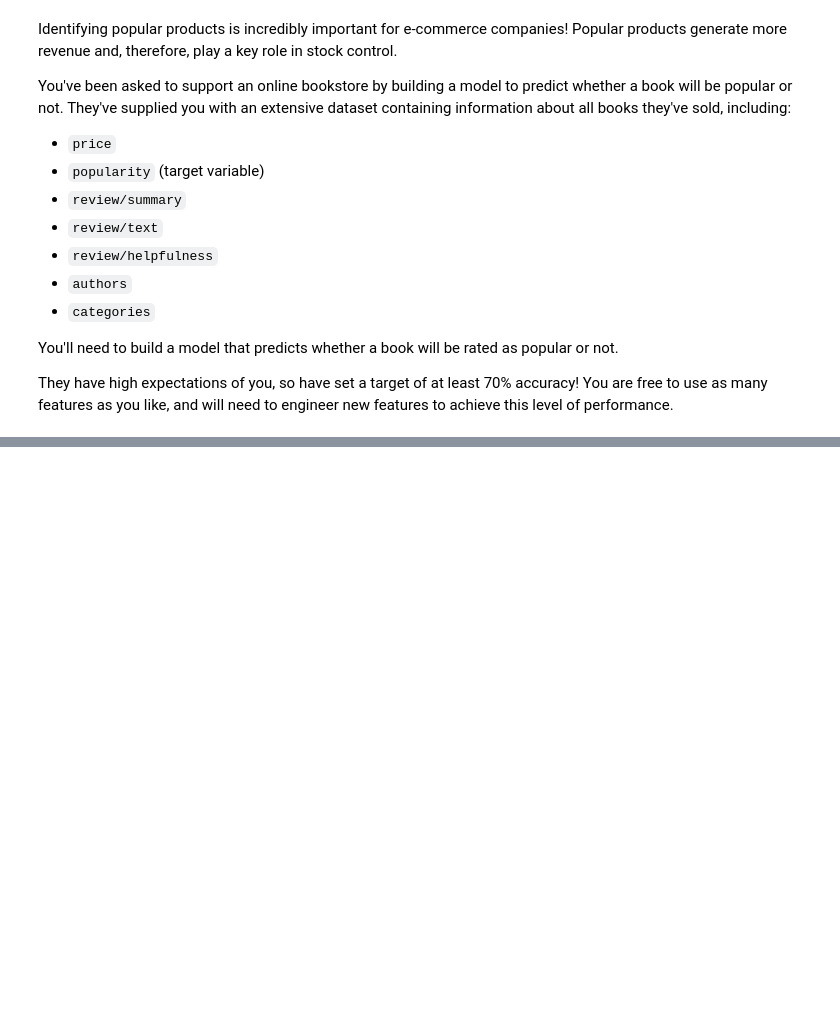
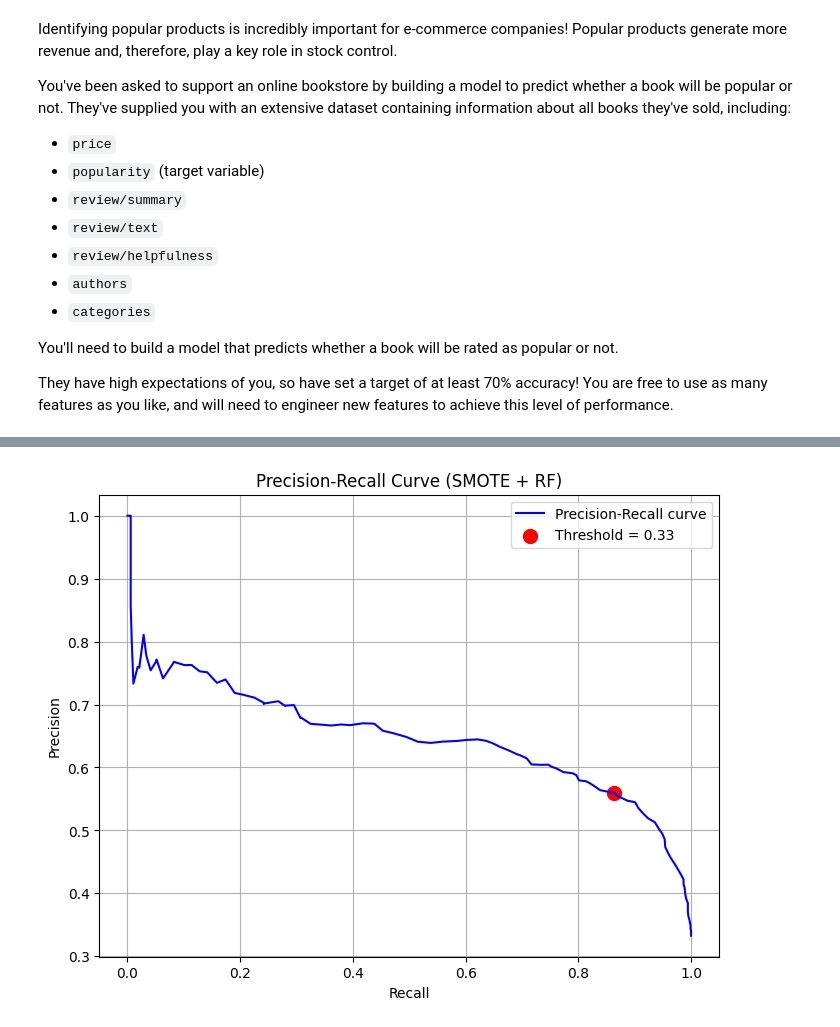
Before and after one commit to SoLNajle/good-book-datacamp, a Jupyter notebook: workspace/notebook solution.ipynb, the cells around one changed output, grey strips where cells are left out. Drawn from its saved outputs; the diff is of its cells as text; code cells hidden in the pictures; blank space fills up the shorter version.

Commit message:
solution with smote and threshold

```diff
--- a/workspace/notebook solution.ipynb
+++ b/workspace/notebook solution.ipynb
@@ -51,0 +52,16 @@ books.head()
+# %%
+
+def preprocess_books(raw_df: pd.DataFrame) -> pd.DataFrame:
+      df = raw_df.copy()
+      df['total_reviews'] = df['review/helpfulness'].str.split('/').str[1].astype(int)
+      df['helpful_reviews'] = df['review/helpfulness'].str.split('/').str[0].astype(int)
+      df['percentage_helpful'] = df['helpful_reviews'] / df['total_reviews']
+      df['percentage_helpful'] = df['percentage_helpful'].fillna(0)
+      df = get_text_score(df, 'review/summary', 'review_summary_sentiment_score')
+      df = get_text_score(df, 'review/text', 'review_text_sentiment_score')
+      df = get_text_score(df, 'description', 'description_sentiment_score')
+      df['popularity'] = df['popularity'].map(lambda x: 1 if x == "Popular" else 0)
+
+      df.drop(columns=['title', 'review/helpfulness', 'categories', 'authors', 'review/summary', 'review/text', 'description'], inplace=True)
+
+      return df
@@ -51,0 +265,26 @@ books.head()
+# %%
+from sklearn.metrics import precision_recall_curve
+import matplotlib.pyplot as plt
+import numpy as np
+
+# y_test = your test labels
+# y_prob = predicted probabilities for class 1 from your SMOTE-trained RF
+
+precision, recall, thresholds = precision_recall_curve(y_test, y_prob)
+
+plt.figure(figsize=(8,6))
+plt.plot(recall, precision, label='Precision-Recall curve', color='blue')
+plt.xlabel('Recall')
+plt.ylabel('Precision')
+plt.title('Precision-Recall Curve (SMOTE + RF)')
+plt.grid(True)
+
+# Mark the best threshold
+best_threshold = 0.33
+# thresholds array is shorter than precision/recall, so shift by +1
+best_idx = np.abs(thresholds - best_threshold).argmin()
+plt.scatter(recall[best_idx+1], precision[best_idx+1], color='red', s=100, label=f'Threshold = {best_threshold}')
+plt.legend()
+plt.show()
+# %% [output]
+[figure, added]
```
Also changed, not shown: parts of 16 cells of this notebook, 4 other files.
